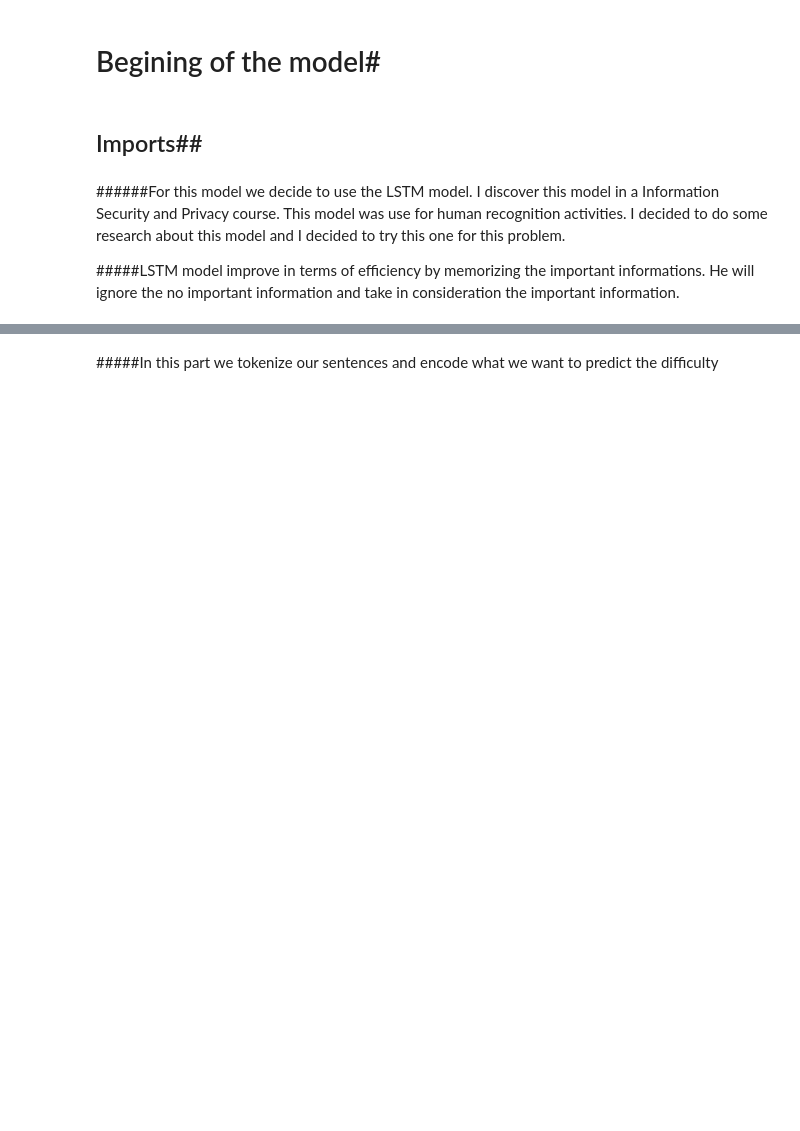
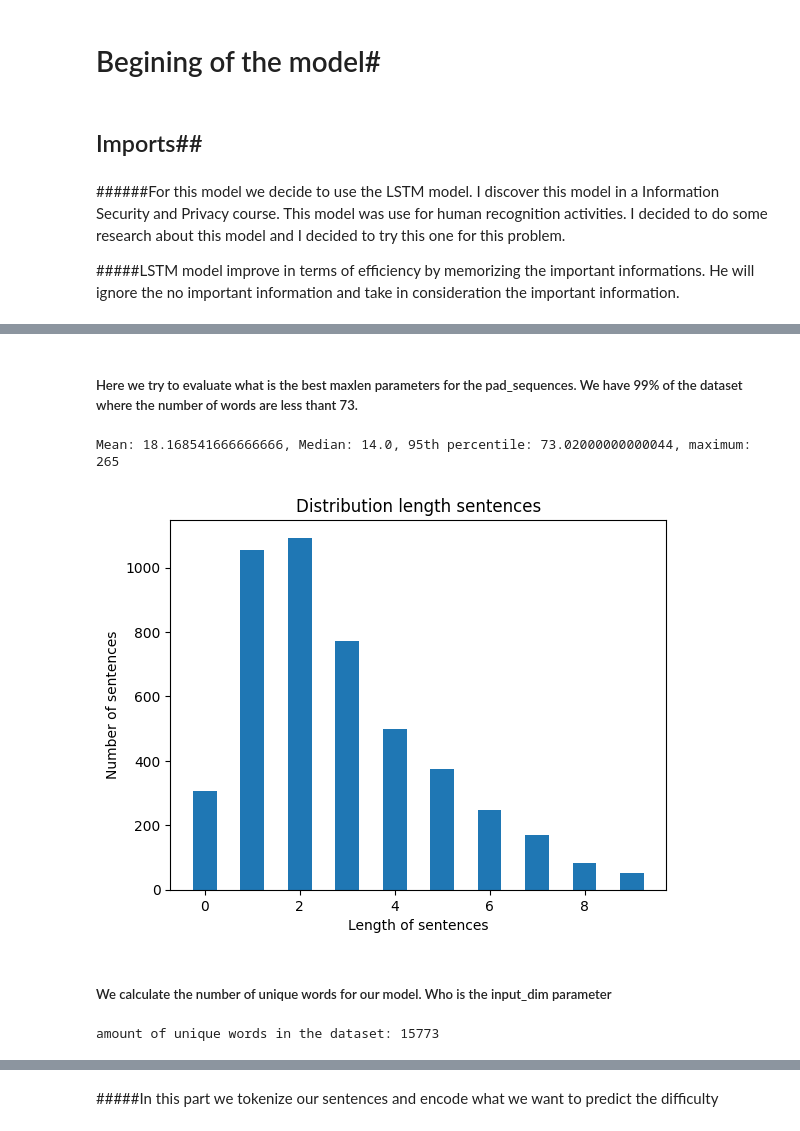
Before and after one commit to BARB5327/Machine-Learning-Project, a Jupyter notebook: Project/Alessandro Model/Model2 - LSTM.ipynb, the cells around one changed output, grey strips where cells are left out. Saved outputs shown, nothing was run; the diff lists cells and outputs as text; code cells hidden in the pictures; blank space fills up the shorter version.

```diff
--- a/Project/Alessandro Model/Model2 - LSTM.ipynb
+++ b/Project/Alessandro Model/Model2 - LSTM.ipynb
@@ -70,3 +84,37 @@ df_pred = pd.read_csv('unlabelled_test_data.csv', index_col = 'id')
+# %% [markdown]
+##### Here we try to evaluate what is the best maxlen parameters for the pad_sequences. We have 99% of the dataset where the number of words are less thant 73.
+# %%
+df['length'] = [len(length.split()) for length in df['sentence']]
+mean_length_sentence = np.mean(df['length'])
+median_length_sentence = np.median(df['length'])
+percentile_95_length_sentence = np.percentile(df['length'], 99)
+max_length_sentence = np.max(df['length'])
+
+print(f"Mean: {mean_length_sentence}, Median: {median_length_sentence}, 95th percentile: {percentile_95_length_sentence}, maximum: {max_length_sentence}")
+bins = [0, 5, 10, 15, 20, 25, 30, 35, 40, 45, 50]
+
+hist, bin_edges = np.histogram(df['length'], bins=bins)
+
+plt.bar(range(len(hist)), hist, width=0.5, align='center')
+plt.title("Distribution length sentences")
+plt.xlabel("Length of sentences")
+plt.ylabel("Number of sentences")
+plt.show()
+# %% [output]
+Mean: 18.168541666666666, Median: 14.0, 95th percentile: 73.02000000000044, maximum: 265
+[figure, added]
+# %% [markdown]
+##### We calculate the number of unique words for our model. Who is the input_dim parameter
+# %%
+set_unique_words = set()
+for sentence in df['sentence']:
+    words = sentence.translate(str.maketrans('', '', string.punctuation)).lower().split()
+    set_unique_words.update(words)
+
+amount_unique_words = len(set_unique_words) + 1
+print(f'amount of unique words in the dataset: {amount_unique_words}')
+# %% [output]
+amount of unique words in the dataset: 15773
 # %%
 df
 # %% [output]
```
Also changed, not shown: parts of 20 cells of this notebook, 2 other files.
